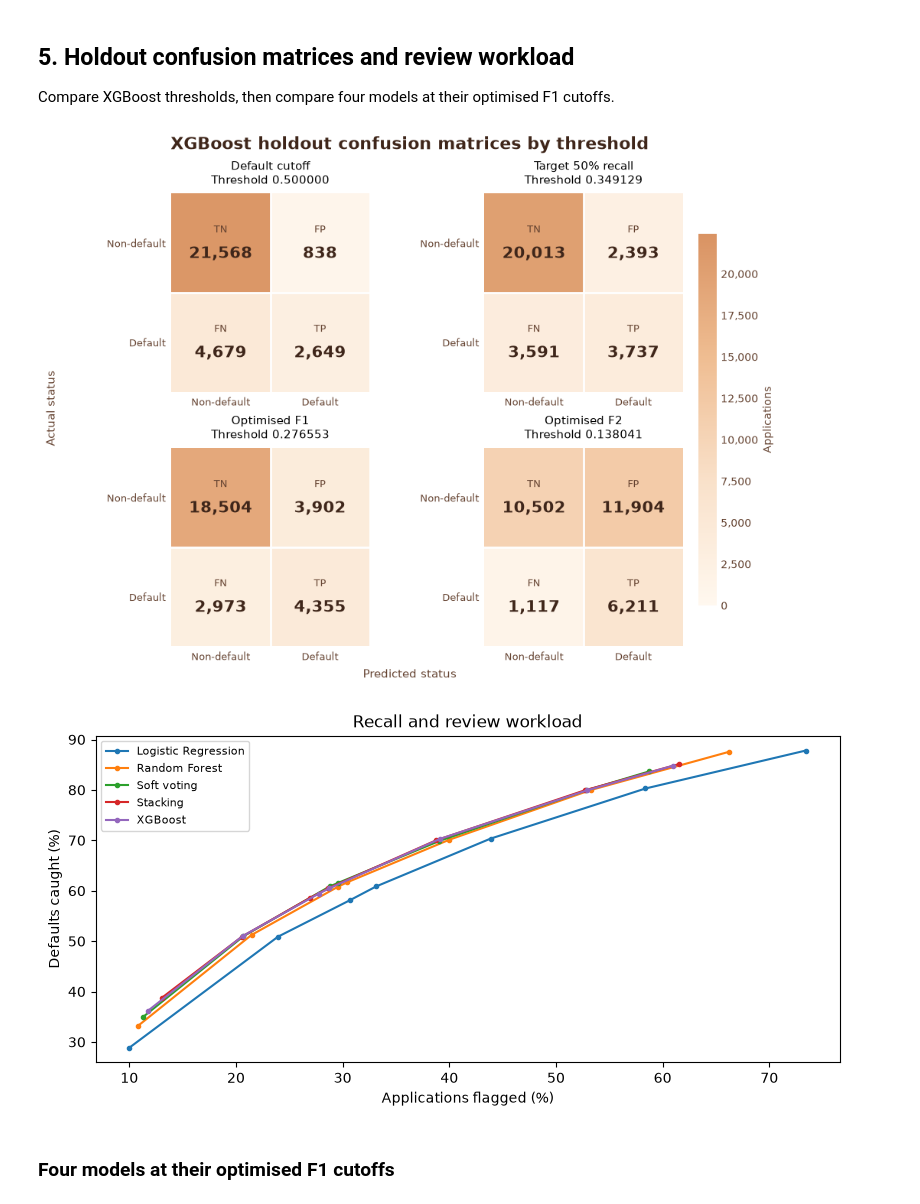
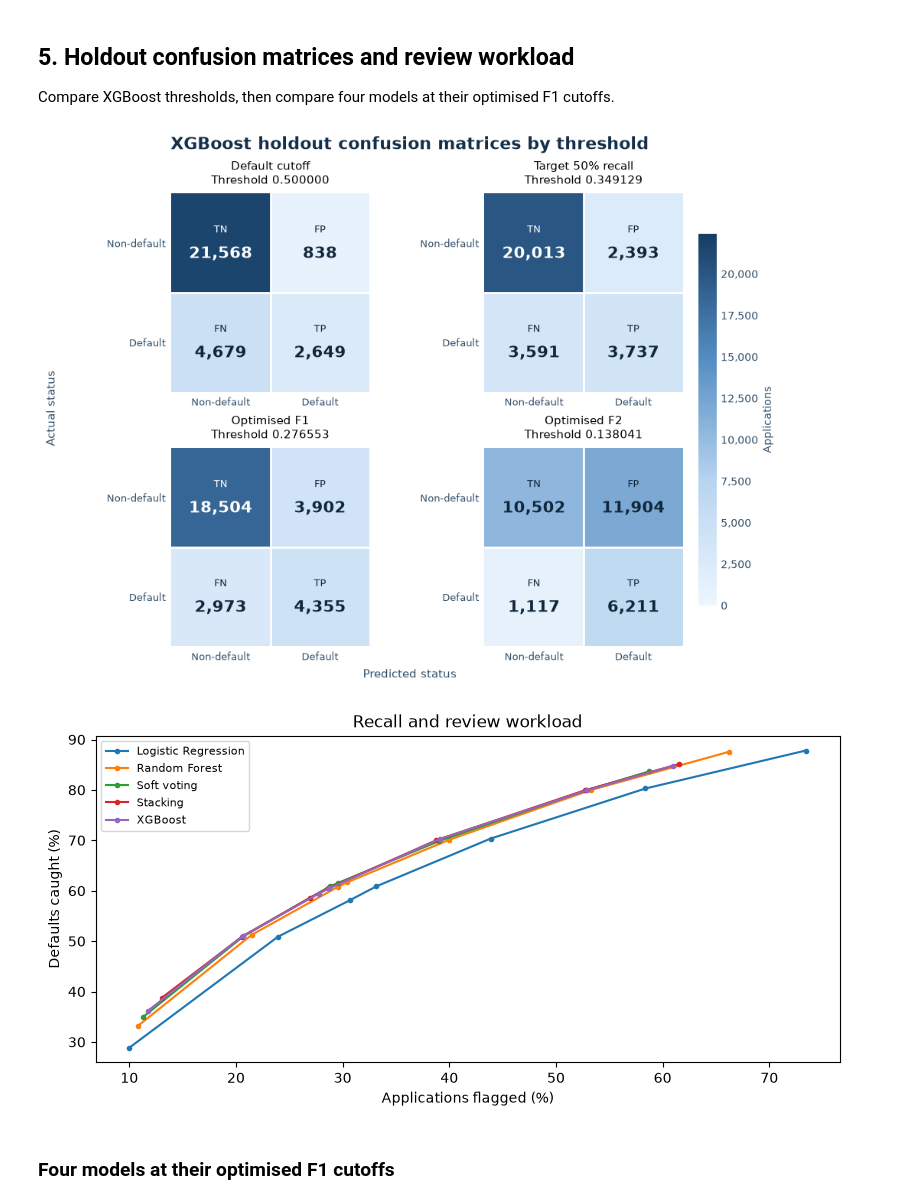
Before and after one commit to chen123893/Machine_Learning, a Jupyter notebook: notebooks/07_final_evaluation.ipynb, the cells around one changed output. Drawn from its saved outputs; the diff is of its cells as text; code cells hidden in the pictures.

```diff
--- a/notebooks/07_final_evaluation.ipynb
+++ b/notebooks/07_final_evaluation.ipynb
@@ -209,7 +209,7 @@ first_row = threshold_decisions.iloc[0]
 colour_max = max(first_row.tn + first_row.false_positives,
                  first_row.missed_defaults + first_row.defaults_caught)
 palette = LinearSegmentedColormap.from_list(
-    'muted_orange', ['#fff8ef', '#f9e1ca', '#efbd92', '#d99363']
+    'light_to_dark_blue', ['#eef6ff', '#b7d4f0', '#548dc3', '#163d65']
 )
 
 
@@ -218,42 +218,46 @@ def plot_confusion_grid(rows, titles, title, filename):
     for ax, label, (_, row) in zip(axes.flat, titles, rows.iterrows()):
         counts = row[count_columns].to_numpy(dtype=int).reshape(2, 2)
         image = ax.imshow(counts, cmap=palette, vmin=0, vmax=colour_max)
         for (i, j), label_text in zip(np.ndindex(2, 2), ['TN', 'FP', 'FN', 'TP']):
-            ax.text(j, i - .13, label_text, ha='center', va='center', color='#654331', fontsize=9)
+            rgb = np.array(palette(counts[i, j] / colour_max)[:3])
+            linear_rgb = np.where(rgb <= .04045, rgb / 12.92, ((rgb + .055) / 1.055) ** 2.4)
+            luminance = linear_rgb @ [.2126, .7152, .0722]
+            text_colour = 'white' if luminance < .22 else '#10263a'
+            ax.text(j, i - .13, label_text, ha='center', va='center', color=text_colour, fontsize=9)
             ax.text(j, i + .11, f'{counts[i, j]:,}', ha='center', va='center',
-                    color='#3f261a', fontsize=15, fontweight='semibold')
+                    color=text_colour, fontsize=15, fontweight='bold')
         ax.set_xticks([0, 1], ['Non-default', 'Default'])
         ax.set_yticks([0, 1], ['Non-default', 'Default'])
         ax.axhline(.5, color='white', linewidth=2)
         ax.axvline(.5, color='white', linewidth=2)
-        ax.tick_params(length=0, labelsize=9, pad=5, labelcolor='#654331')
+        ax.tick_params(length=0, labelsize=9, pad=5, labelcolor='#314e68')
         for spine in ax.spines.values():
             spine.set_visible(False)
         ax.set_title(f'{label}\nThreshold {row.threshold:.6f}', fontsize=11, pad=9)
-    fig.suptitle(title, fontsize=16, fontweight='semibold', color='#3f261a')
-    fig.supxlabel('Predicted status', fontsize=11, color='#654331')
-    fig.supylabel('Actual status', fontsize=11, color='#654331')
+    fig.suptitle(title, fontsize=16, fontweight='bold', color='#132f49')
+    fig.supxlabel('Predicted status', fontsize=11, color='#314e68')
+    fig.supylabel('Actual status', fontsize=11, color='#314e68')
     bar = fig.colorbar(image, ax=axes, shrink=.82, pad=.025, format=StrMethodFormatter('{x:,.0f}'))
-    bar.set_label('Applications', color='#654331')
+    bar.set_label('Applications', color='#314e68')
     bar.outline.set_visible(False)
-    bar.ax.tick_params(length=0, labelcolor='#654331')
+    bar.ax.tick_params(length=0, labelcolor='#314e68')
     fig.savefig(figures / filename, dpi=320, facecolor='white')
     plt.show()
 
 
 plot_confusion_grid(threshold_decisions, threshold_rules.values(),
                     f'{recommended} holdout confusion matrices by threshold', 'holdout_confusion_matrices.png')
 
 fig, ax = plt.subplots(figsize=(8, 4), layout='constrained')
 for name, rows in decisions.query("strategy != 'top_10_pct'").groupby('model'):
     rows = rows.sort_values('flagged_pct')
     ax.plot(rows.flagged_pct, 100 * rows.recall, '.-', label=name)
 ax.set(xlabel='Applications flagged (%)', ylabel='Defaults caught (%)', title='Recall and review workload')
 ax.legend(fontsize=8)
 fig.savefig(figures / 'holdout_review_workload.png', dpi=160)
 plt.show()
 # %% [output]
-[figure, old version]
+[figure, new version]
 [figure]
 # %% [markdown]
 ### Four models at their optimised F1 cutoffs
```
Also changed, not shown: parts of 3 cells of this notebook.
